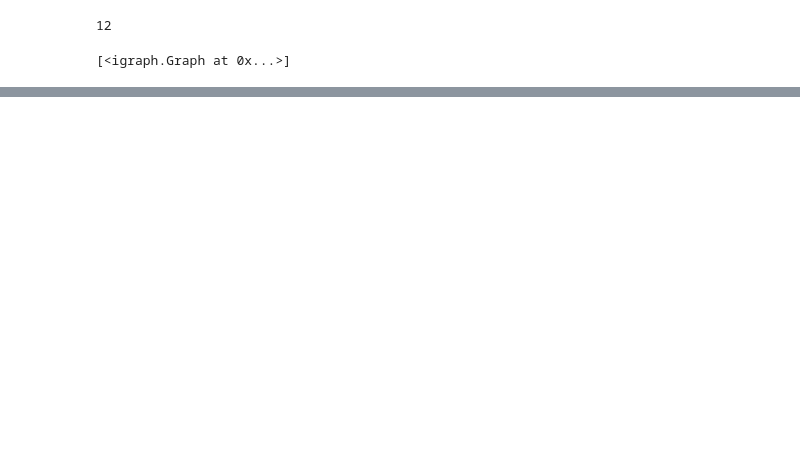
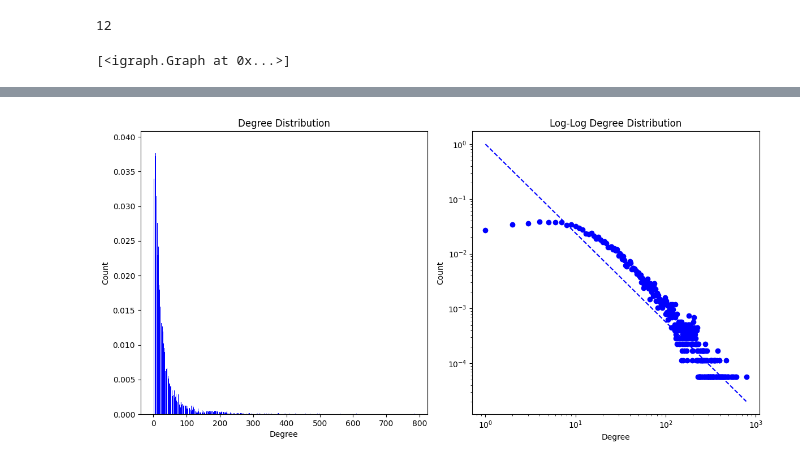
Before and after one commit to JanezSedeljsak/network-utils, a Jupyter notebook: test.ipynb, the cells around one changed output, grey strips where cells are left out. Drawn from its saved outputs; the diff is of its cells as text; code cells hidden in the pictures; blank space fills up the shorter version.

```diff
--- a/test.ipynb
+++ b/test.ipynb
@@ -48,0 +82,3 @@ list(components(dg))
+# %%
+gi = read_pajek("example-graphs/imdb.net")
+info(gi, approx_len=True)
@@ -48,0 +96,4 @@ list(components(dg))
+# %%
+plot_deg(gi)
+# %% [output]
+[figure, added]
```
Also changed, not shown: parts of 8 cells of this notebook, 2 other files.
